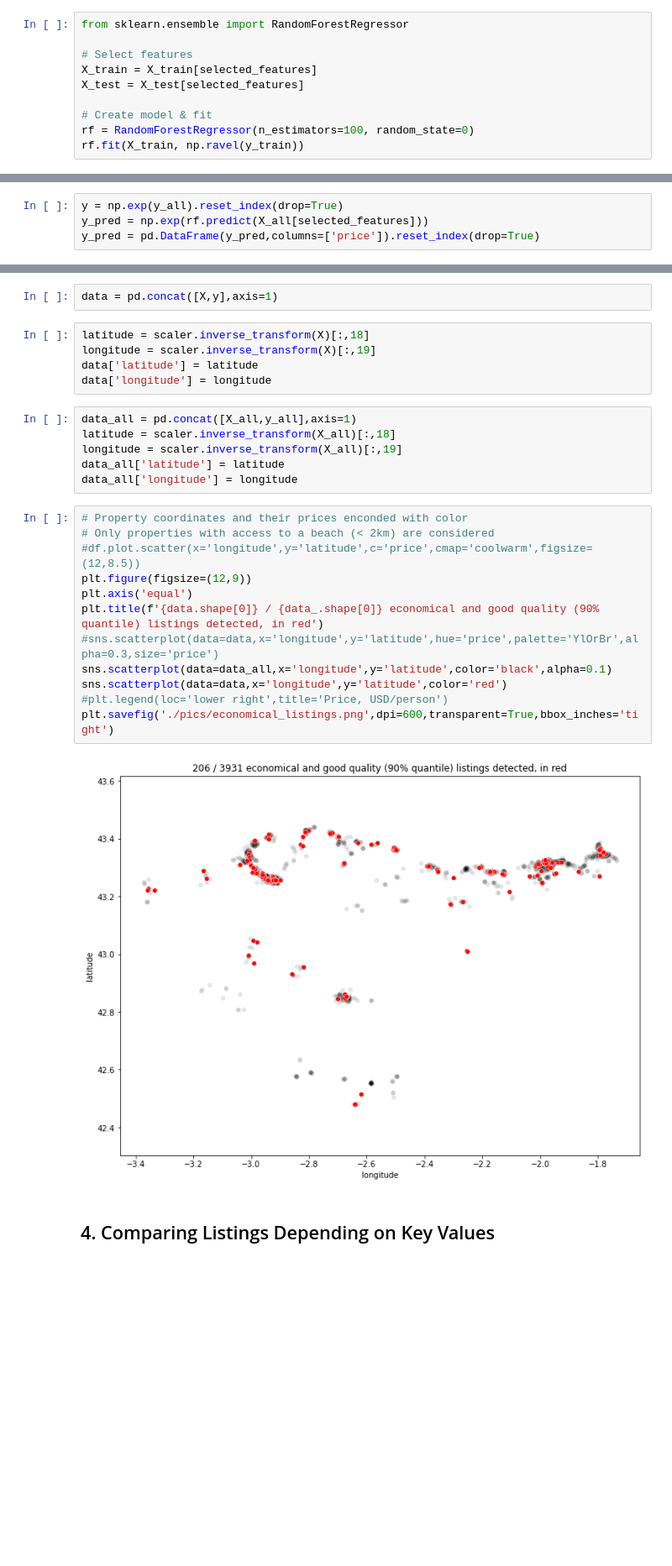
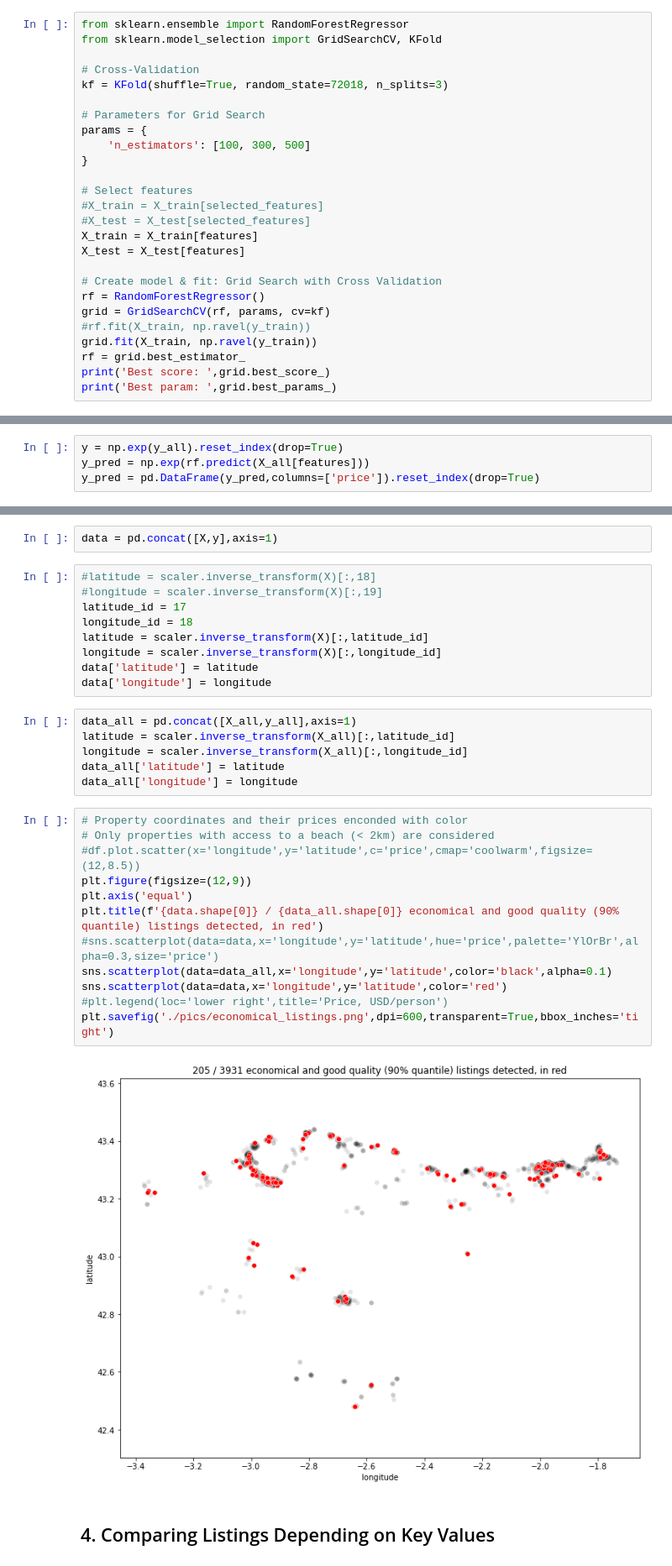
Before and after one commit to mxagar/airbnb_data_analysis, a Jupyter notebook: 03_AirBnB_DataAnalysis_Modelling.ipynb, the cells around one changed output, grey strips where cells are left out. Shown at 84% size. Saved outputs shown, nothing was run; the diff lists cells and outputs as text; blank space fills up the shorter version.

```diff
--- a/03_AirBnB_DataAnalysis_Modelling.ipynb
+++ b/03_AirBnB_DataAnalysis_Modelling.ipynb
@@ -231,12 +288,28 @@ Since the linear regression model performs so poorly, we try random forests, sin
 #### Select Features and Fit Model
 # %%
 from sklearn.ensemble import RandomForestRegressor
+from sklearn.model_selection import GridSearchCV, KFold
+
+# Cross-Validation
+kf = KFold(shuffle=True, random_state=72018, n_splits=3)
+
+# Parameters for Grid Search
+params = {
+    'n_estimators': [100, 300, 500]
+}
 
 # Select features
-X_train = X_train[selected_features]
-X_test = X_test[selected_features]
+#X_train = X_train[selected_features]
+#X_test = X_test[selected_features]
+X_train = X_train[features]
+X_test = X_test[features]
 
-# Create model & fit
-rf = RandomForestRegressor(n_estimators=100, random_state=0)
-rf.fit(X_train, np.ravel(y_train))
+# Create model & fit: Grid Search with Cross Validation
+rf = RandomForestRegressor()
+grid = GridSearchCV(rf, params, cv=kf)
+#rf.fit(X_train, np.ravel(y_train))
+grid.fit(X_train, np.ravel(y_train))
+rf = grid.best_estimator_
+print('Best score: ',grid.best_score_)
+print('Best param: ',grid.best_params_)
 # %% [output]
@@ -377,6 +442,6 @@ X_all.shape, y_all.shape
 # %%
 y = np.exp(y_all).reset_index(drop=True)
-y_pred = np.exp(rf.predict(X_all[selected_features]))
+y_pred = np.exp(rf.predict(X_all[features]))
 y_pred = pd.DataFrame(y_pred,columns=['price']).reset_index(drop=True)
 # %%
 indices = y<y_pred
@@ -429,30 +494,34 @@ pd.DataFrame(X.columns).T
 # %%
 data = pd.concat([X,y],axis=1)
 # %%
-latitude = scaler.inverse_transform(X)[:,18]
-longitude = scaler.inverse_transform(X)[:,19]
+#latitude = scaler.inverse_transform(X)[:,18]
+#longitude = scaler.inverse_transform(X)[:,19]
+latitude_id = 17
+longitude_id = 18
+latitude = scaler.inverse_transform(X)[:,latitude_id]
+longitude = scaler.inverse_transform(X)[:,longitude_id]
 data['latitude'] = latitude
 data['longitude'] = longitude
 # %%
 data_all = pd.concat([X_all,y_all],axis=1)
-latitude = scaler.inverse_transform(X_all)[:,18]
-longitude = scaler.inverse_transform(X_all)[:,19]
+latitude = scaler.inverse_transform(X_all)[:,latitude_id]
+longitude = scaler.inverse_transform(X_all)[:,longitude_id]
 data_all['latitude'] = latitude
 data_all['longitude'] = longitude
 # %%
 # Property coordinates and their prices enconded with color
 # Only properties with access to a beach (< 2km) are considered
 #df.plot.scatter(x='longitude',y='latitude',c='price',cmap='coolwarm',figsize=(12,8.5))
 plt.figure(figsize=(12,9))
 plt.axis('equal')
-plt.title(f'{data.shape[0]} / {data_.shape[0]} economical and good quality (90% quantile) listings detected, in red')
+plt.title(f'{data.shape[0]} / {data_all.shape[0]} economical and good quality (90% quantile) listings detected, in red')
 #sns.scatterplot(data=data,x='longitude',y='latitude',hue='price',palette='YlOrBr',alpha=0.3,size='price')
 sns.scatterplot(data=data_all,x='longitude',y='latitude',color='black',alpha=0.1)
 sns.scatterplot(data=data,x='longitude',y='latitude',color='red')
 #plt.legend(loc='lower right',title='Price, USD/person')
 plt.savefig('./pics/economical_listings.png',dpi=600,transparent=True,bbox_inches='tight')
 # %% [output]
-[figure, old version]
+[figure, new version]
 # %% [markdown]
 ## 4. Comparing Listings Depending on Key Values
 # %%
```
Also changed, not shown: parts of 36 cells of this notebook, 13 other files.
